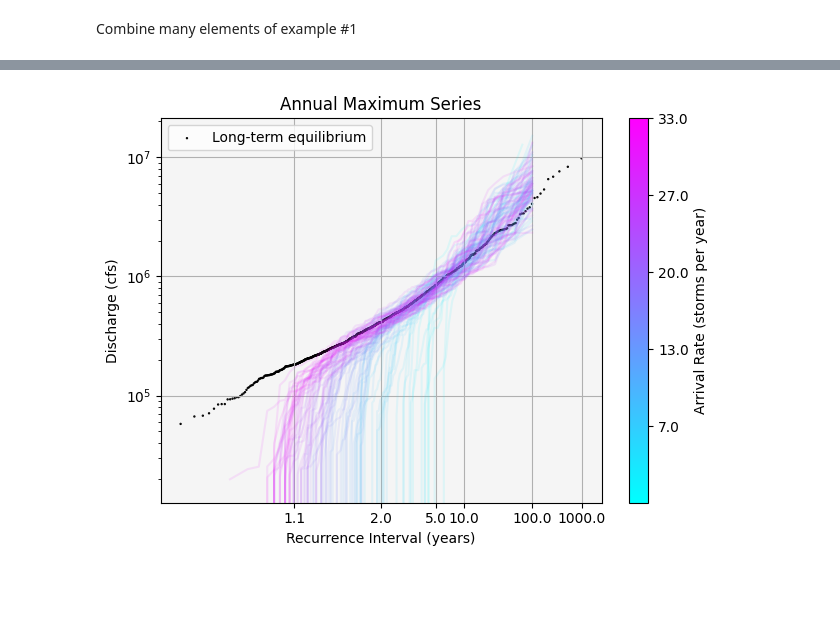
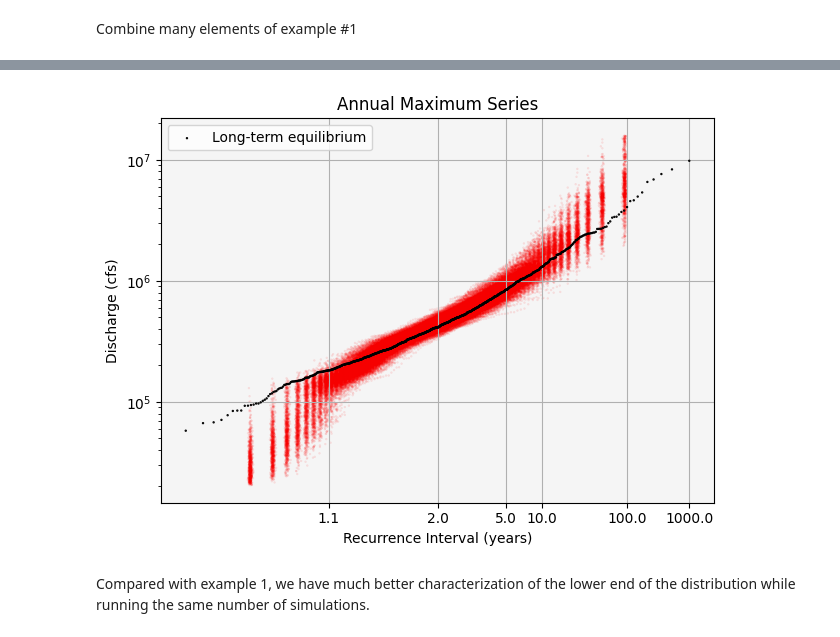
Before and after one commit to sclaw/sst_numerical_experiments, a Jupyter notebook: 3-better_sampling.ipynb, the cells around one changed output, grey strips where cells are left out. Saved outputs shown, nothing was run; the diff lists cells and outputs as text; code cells hidden in the pictures; blank space fills up the shorter version.

```diff
--- a/3-better_sampling.ipynb
+++ b/3-better_sampling.ipynb
@@ -25,14 +25,8 @@ def sst(storm_catalog: list, spatial_sampler: rv_continuous, watershed_function:
 # %% [markdown]
 Combine many elements of example #1
 # %%
-def run_simulation(storm_count: int, p_obs: list, observed_record_length: int, simulated_length: int, epochs: int):
-    # Create storm catalog
-    storm_catalog = np.sort(np.array(p_obs))[-storm_count:]
-    lambda_catalog = storm_count / observed_record_length
-    lambda_catalog /= 365
-
+def run_simulation(storm_catalog: list, lambda_catalog: float, sst_location_dist, simulated_length: int, epochs: int):
     sst_arrival_dist = expon(scale = 1 / lambda_catalog)
-    sst_location_dist = uniform(0, 1000)
 
     sst_qs = []
 
@@ -97,37 +95,36 @@ lambda_obs = len(t_obs) / observed_record_length  # events per year
 # %%
+sst_location_dist = uniform(0, 100)  # only allow storms in the watershed.
+storm_count = 750  # Just like in example 1
+storm_catalog = np.sort(np.array(p_obs))[-storm_count:]
+lambda_catalog = storm_count / observed_record_length
+lambda_catalog /= 365
+lambda_catalog /= 10  # because we decreased the sampling area by a factor of 10, we must decrease the storm frequency by the same factor.
+sst_qs = run_simulation(storm_catalog, lambda_catalog, sst_location_dist, 100, 1000)
+
 fig, ax = plt.subplots()
-ax.scatter(z_lt, q_sort, ec='k', fc='none', s=0.5, label="Long-term equilibrium")
 
-normalizer = mcolors.Normalize(vmin=1, vmax=1000)
-cmap = cm.cool
-for storm_count in range(30, 1000, 10):
-    i = run_simulation(storm_count, p_obs, observed_record_length, 100, 1)[0]
-    if len(i) < 2:
-        continue
+for i in sst_qs:
     tmp_q_sort = np.sort(i)[::-1]
     aep = np.array([(i + 1) / (len(tmp_q_sort) + 1) for i in range(len(tmp_q_sort))])
     z = norm.ppf(1 - aep)
-    color = cmap(normalizer(storm_count))
-    ax.plot(z, tmp_q_sort, c=color,alpha=0.1)
+    ax.scatter(z, tmp_q_sort, ec='r', fc='none', s=0.5, alpha=0.1, zorder=1)
 
-sm = cm.ScalarMappable(cmap=cmap, norm=normalizer)
-sm.set_array([])  # Only needed for older matplotlib
-cbar = plt.colorbar(sm, ax=ax)
-cbar.set_label('Arrival Rate (storms per year)')
-cbar.ax.set_yticklabels([f"{round(t/observed_record_length, 0)}" for t in cbar.get_ticks()])
+ax.scatter(z_lt, q_sort, ec='k', fc='none', s=0.5, label="Long-term equilibrium", zorder=2)
 
 ax.legend()
 ris = np.array([1.1, 2, 5, 10, 100, 1000])
 aep = 1 / ris
 z_ticks = norm.ppf(1 - aep)
 ax.set_xticks(z_ticks)
 ax.set_xticklabels(ris)
 ax.set_xlabel("Recurrence Interval (years)")
 ax.set_yscale("log")
 ax.set_ylabel("Discharge (cfs)")
 ax.set_title("Annual Maximum Series")
 ax.set_facecolor("whitesmoke")
 plt.grid(True)
 plt.tight_layout()
 # %% [output]
-[figure, old version]
+[figure, new version]
+# %% [markdown]
+Compared with example 1, we have much better characterization of the lower end of the distribution while running the same number of simulations.
```
Also changed, not shown: parts of 1 cell of this notebook.
